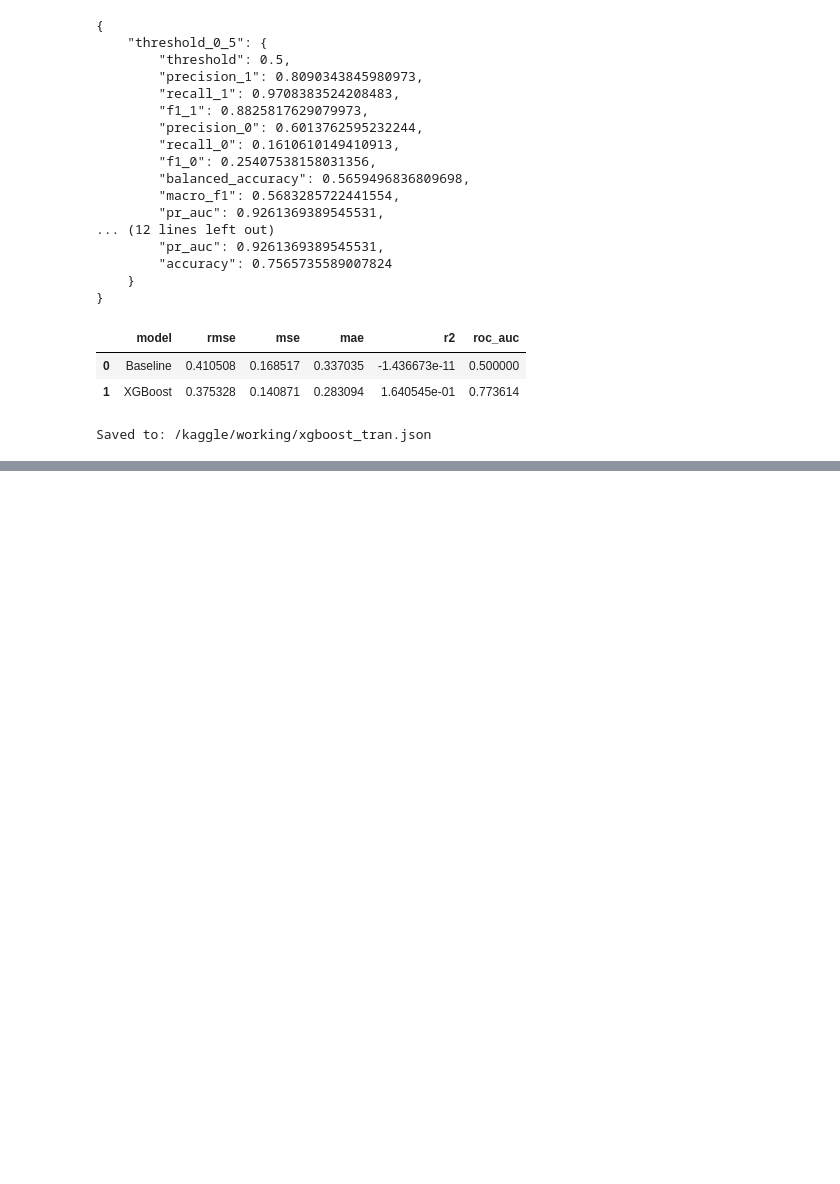
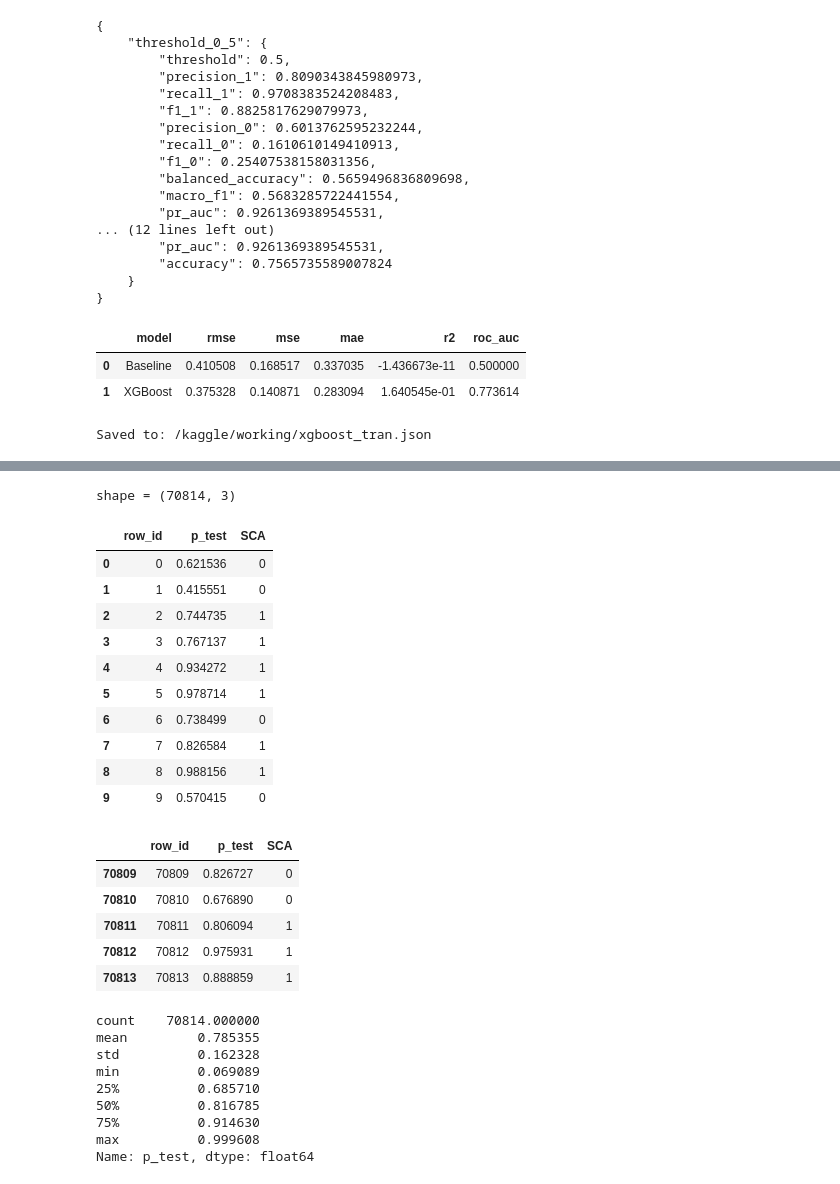
Before and after one commit to lqnanh/E-Commerce, a Jupyter notebook: xgboost-classification.ipynb, the cells around one changed output, grey strips where cells are left out. Cells and saved outputs as stored; diff of their text form; code cells hidden in the pictures; blank space fills up the shorter version.

Commit message:
show result and p-test

```diff
--- a/xgboost-classification.ipynb
+++ b/xgboost-classification.ipynb
@@ -876,0 +960,48 @@ case2_xgb_tran_shap_oof_values_X.csv.gz
+# %%
+import pandas as pd
+from IPython.display import display
+
+p_test = best_model.predict_proba(test[features])[:, 1]
+
+out = pd.DataFrame({
+    "row_id": test.index,
+    "p_test": p_test,
+})
+if "SCA" in test.columns:
+    out["SCA"] = test["SCA"].values
+
+out.to_csv("/kaggle/working/case2_xgb_tran_p_test.csv", index=False)
+
+# ---- in kết quả ----
+print(f"shape = {out.shape}")
+display(out.head(10))
+display(out.tail(5))
+display(out["p_test"].describe())
+# %% [output]
+shape = (70814, 3)
+|  | row_id | p_test | SCA |
+| 0 | 0 | 0.621536 | 0 |
+| 1 | 1 | 0.415551 | 0 |
+| 2 | 2 | 0.744735 | 1 |
+| 3 | 3 | 0.767137 | 1 |
+| 4 | 4 | 0.934272 | 1 |
+| 5 | 5 | 0.978714 | 1 |
+| 6 | 6 | 0.738499 | 0 |
+| 7 | 7 | 0.826584 | 1 |
+| 8 | 8 | 0.988156 | 1 |
+| 9 | 9 | 0.570415 | 0 |
+|  | row_id | p_test | SCA |
+| 70809 | 70809 | 0.826727 | 0 |
+| 70810 | 70810 | 0.676890 | 0 |
+| 70811 | 70811 | 0.806094 | 1 |
+| 70812 | 70812 | 0.975931 | 1 |
+| 70813 | 70813 | 0.888859 | 1 |
+count    70814.000000
+mean         0.785355
+std          0.162328
+min          0.069089
+25%          0.685710
+50%          0.816785
+75%          0.914630
+max          0.999608
+Name: p_test, dtype: float64
```
Also changed, not shown: parts of 5 cells of this notebook.
